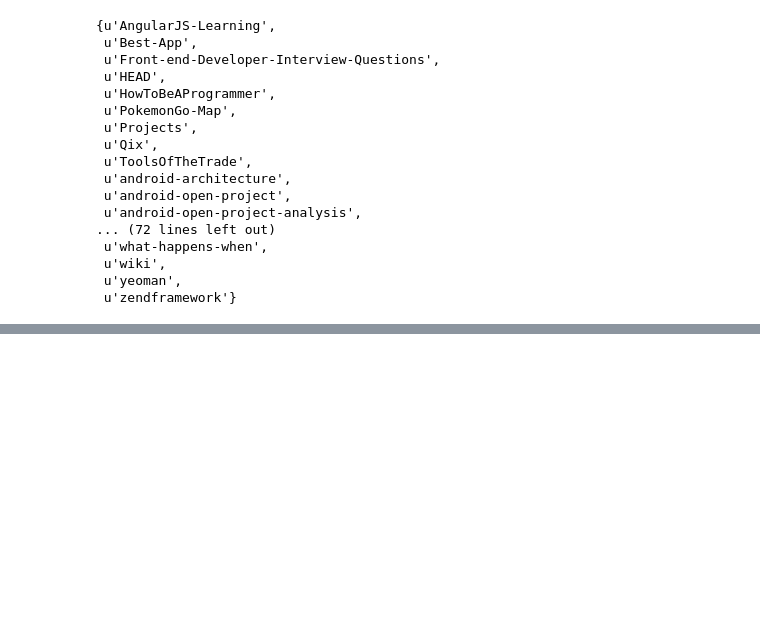
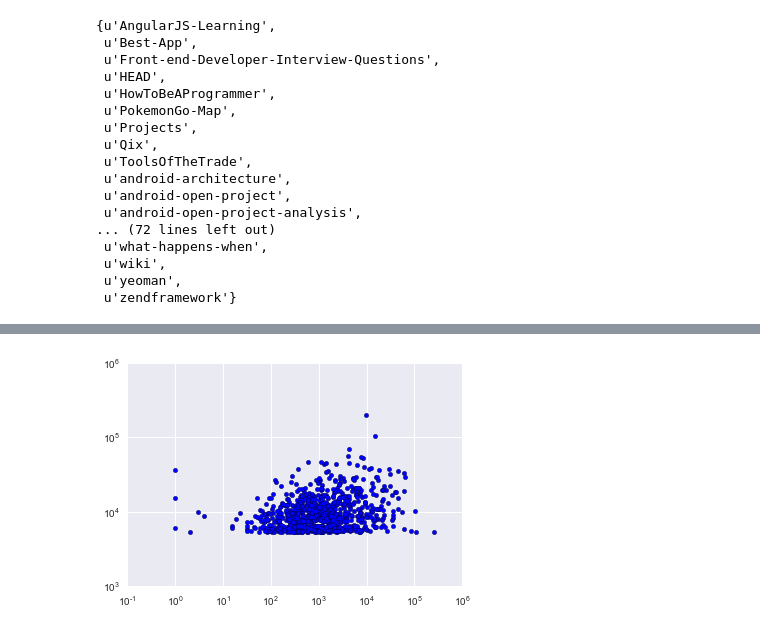
Before and after one commit to him229/star-wars, a Jupyter notebook: analysis.ipynb, the cells around one changed output, grey strips where cells are left out. Saved outputs shown, nothing was run; the diff lists cells and outputs as text; code cells hidden in the pictures; blank space fills up the shorter version.

```diff
--- a/analysis.ipynb
+++ b/analysis.ipynb
@@ -79,0 +78,7 @@ non_legit
+# %%
+plt.xscale('log')
+plt.yscale('log')
+plt.scatter(df['commits_count'], df['stars_count'])
+plt.show()
+# %% [output]
+[figure, added]
```
Also changed, not shown: parts of 18 cells of this notebook.
